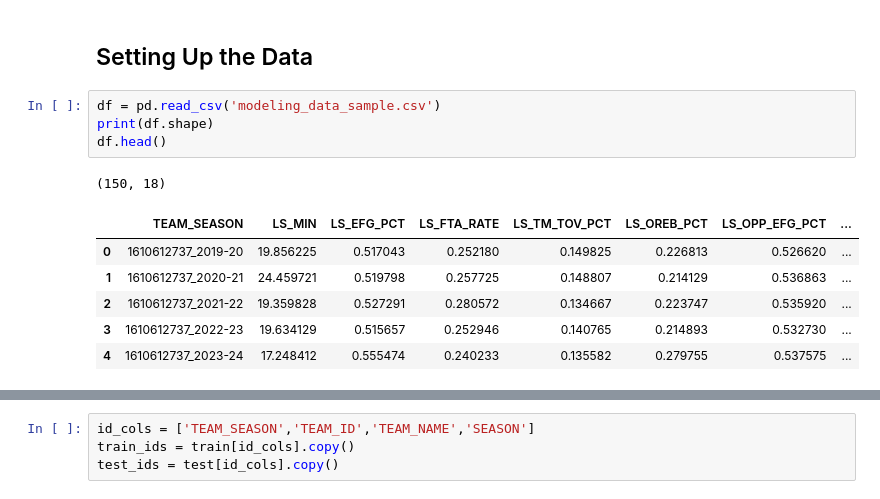
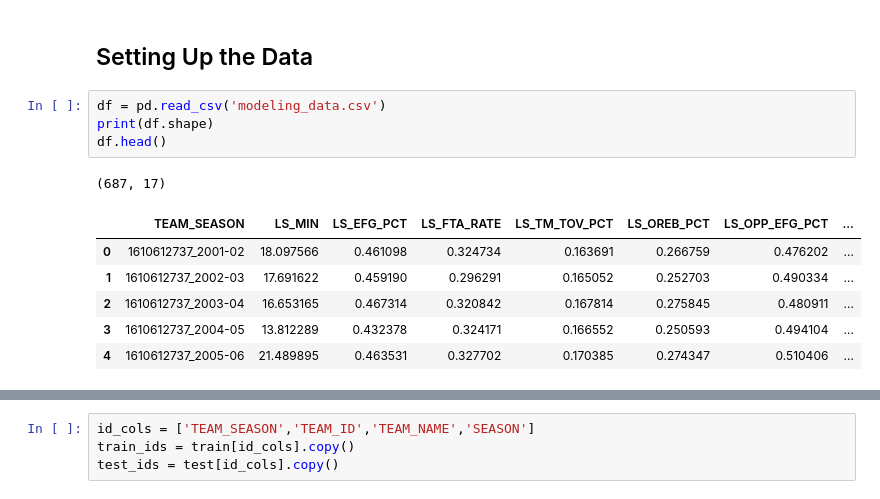
Before and after one commit to jordan-wegner/nba_prediction, a Jupyter notebook: 05_notebooks/01_models/00_Baseline_Linear_Regression.ipynb, the cells around one changed output, grey strips where cells are left out. Saved outputs shown, nothing was run; the diff lists cells and outputs as text.

```diff
--- a/05_notebooks/01_models/00_Baseline_Linear_Regression.ipynb
+++ b/05_notebooks/01_models/00_Baseline_Linear_Regression.ipynb
@@ -6,17 +6,17 @@ import numpy as np
 # %% [markdown]
 ## Setting Up the Data
 # %%
-df = pd.read_csv('modeling_data_sample.csv')
+df = pd.read_csv('modeling_data.csv')
 print(df.shape)
 df.head()
 # %% [output]
-(150, 18)
+(687, 17)
 |  | TEAM_SEASON | LS_MIN | LS_EFG_PCT | LS_FTA_RATE | LS_TM_TOV_PCT | LS_OREB_PCT | LS_OPP_EFG_PCT | ... |
-| 0 | 1610612737_2019-20 | 19.856225 | 0.517043 | 0.252180 | 0.149825 | 0.226813 | 0.526620 | ... |
-| 1 | 1610612737_2020-21 | 24.459721 | 0.519798 | 0.257725 | 0.148807 | 0.214129 | 0.536863 | ... |
-| 2 | 1610612737_2021-22 | 19.359828 | 0.527291 | 0.280572 | 0.134667 | 0.223747 | 0.535920 | ... |
-| 3 | 1610612737_2022-23 | 19.634129 | 0.515657 | 0.252946 | 0.140765 | 0.214893 | 0.532730 | ... |
-| 4 | 1610612737_2023-24 | 17.248412 | 0.555474 | 0.240233 | 0.135582 | 0.279755 | 0.537575 | ... |
+| 0 | 1610612737_2001-02 | 18.097566 | 0.461098 | 0.324734 | 0.163691 | 0.266759 | 0.476202 | ... |
+| 1 | 1610612737_2002-03 | 17.691622 | 0.459190 | 0.296291 | 0.165052 | 0.252703 | 0.490334 | ... |
+| 2 | 1610612737_2003-04 | 16.653165 | 0.467314 | 0.320842 | 0.167814 | 0.275845 | 0.480911 | ... |
+| 3 | 1610612737_2004-05 | 13.812289 | 0.432378 | 0.324171 | 0.166552 | 0.250593 | 0.494104 | ... |
+| 4 | 1610612737_2005-06 | 21.489895 | 0.463531 | 0.327702 | 0.170385 | 0.274347 | 0.510406 | ... |
 # %%
 def modeling_data_setup(data,test_seasons,this_season,model_type):
     # returns x, xtest, y, ytest, this season's data
```
Also changed, not shown: parts of 28 cells of this notebook, 2 other files.
